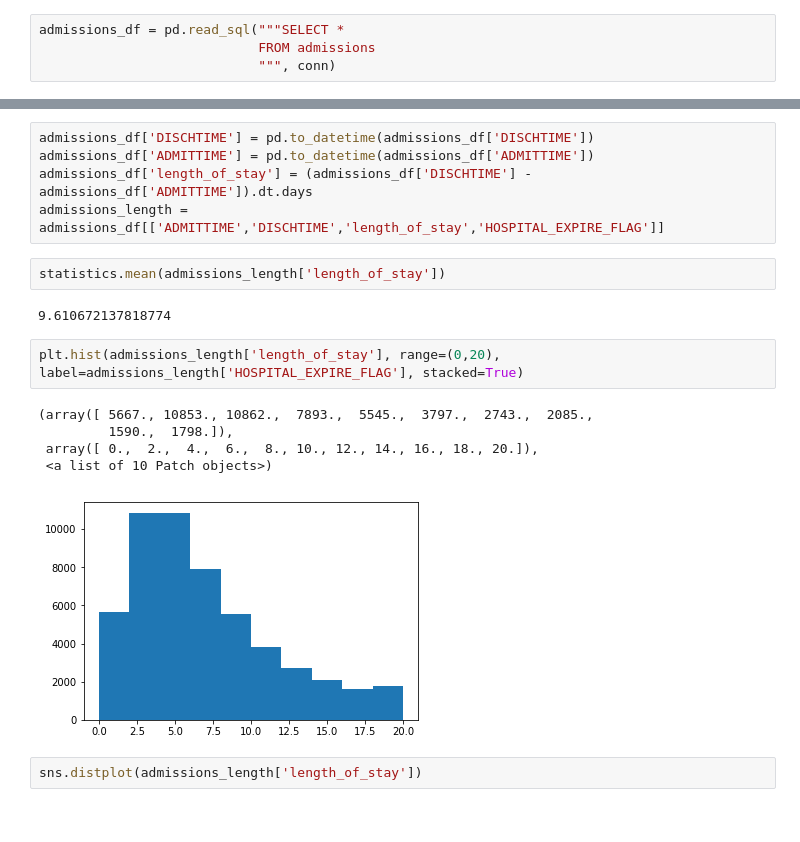
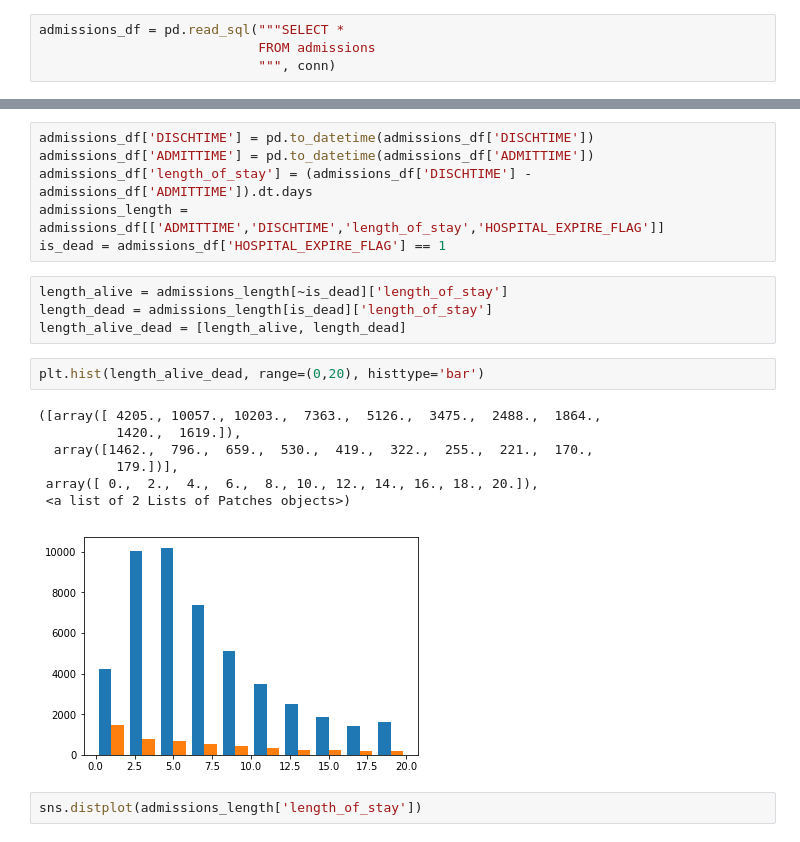
Before and after one commit to chriszhou0916/dsah_final, a Jupyter notebook: Chris-explore.ipynb, the cells around one changed output, grey strips where cells are left out. Cells and saved outputs as stored; diff of their text form.

```diff
--- a/Chris-explore.ipynb
+++ b/Chris-explore.ipynb
@@ -48,18 +48,21 @@ admissions_df['DISCHTIME'] = pd.to_datetime(admissions_df['DISCHTIME'])
 admissions_df['ADMITTIME'] = pd.to_datetime(admissions_df['ADMITTIME'])
 admissions_df['length_of_stay'] = (admissions_df['DISCHTIME'] - admissions_df['ADMITTIME']).dt.days
 admissions_length = admissions_df[['ADMITTIME','DISCHTIME','length_of_stay','HOSPITAL_EXPIRE_FLAG']]
+is_dead = admissions_df['HOSPITAL_EXPIRE_FLAG'] == 1
-# %%
-statistics.mean(admissions_length['length_of_stay'])
-# %% [output]
-9.610672137818774
+# %%
+length_alive = admissions_length[~is_dead]['length_of_stay']
+length_dead = admissions_length[is_dead]['length_of_stay']
+length_alive_dead = [length_alive, length_dead]
 # %%
-plt.hist(admissions_length['length_of_stay'], range=(0,20), label=admissions_length['HOSPITAL_EXPIRE_FLAG'], stacked=True)
+plt.hist(length_alive_dead, range=(0,20), histtype='bar')
 # %% [output]
-(array([ 5667., 10853., 10862.,  7893.,  5545.,  3797.,  2743.,  2085.,
-         1590.,  1798.]),
+([array([ 4205., 10057., 10203.,  7363.,  5126.,  3475.,  2488.,  1864.,
+          1420.,  1619.]),
+  array([1462.,  796.,  659.,  530.,  419.,  322.,  255.,  221.,  170.,
+          179.])],
  array([ 0.,  2.,  4.,  6.,  8., 10., 12., 14., 16., 18., 20.]),
- <a list of 10 Patch objects>)
+ <a list of 2 Lists of Patches objects>)
-[figure, old version]
+[figure, new version]
 # %%
 sns.distplot(admissions_length['length_of_stay'])
 # %% [output]
```
Also changed, not shown: parts of 1 cell of this notebook, 3 other files.
